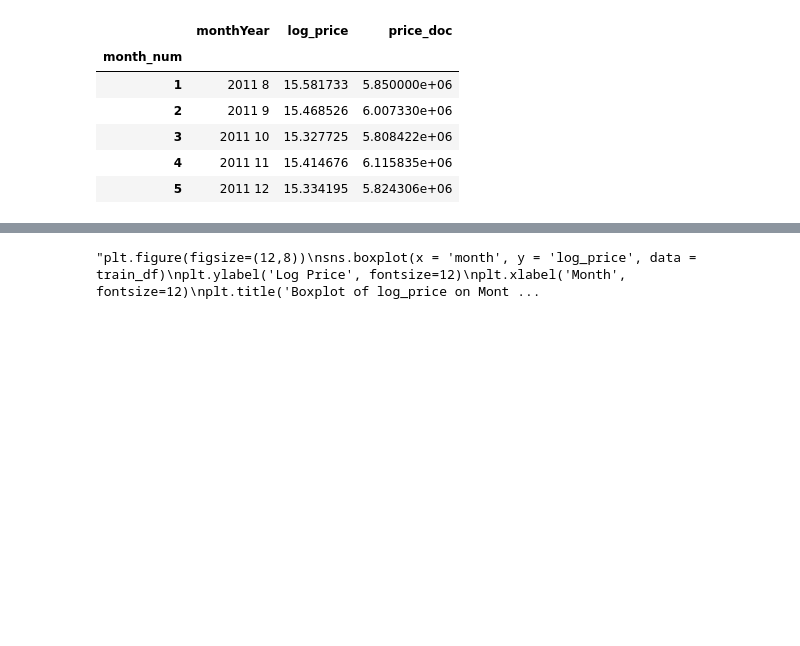
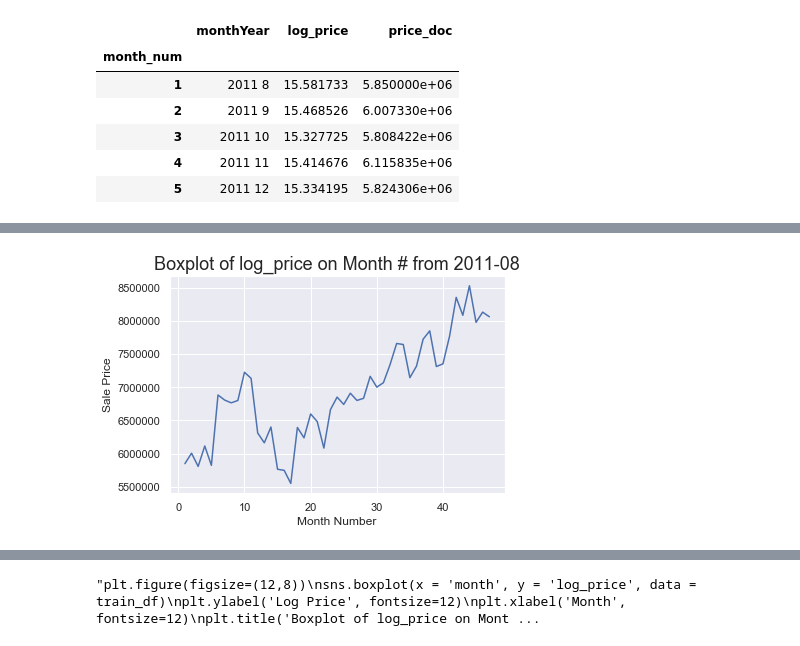
Before and after one commit to quedogf94/Spring2019_Project1, a Jupyter notebook: Goal_1.ipynb, the cells around one changed output, grey strips where cells are left out. Drawn from its saved outputs; the diff is of its cells as text; code cells hidden in the pictures; blank space fills up the shorter version.

```diff
--- a/Goal_1.ipynb
+++ b/Goal_1.ipynb
@@ -207,3 +207,13 @@ train_df.to_excel(writer, sheet_name='Sheet1')
 writer.save()
 # %%
 #train_df.month_num.head(10)
+# %%
+import seaborn as sns; sns.set()
+import matplotlib.pyplot as plt
+ax = sns.lineplot(x="month_num", y="price_doc", data=goal_df)
+plt.ylabel('Sale Price', fontsize=12)
+plt.xlabel('Month Number', fontsize=12)
+plt.title('Boxplot of log_price on Month # from 2011-08', fontsize = 18)
+plt.show()
+# %% [output]
+[figure, added]
```
Also changed, not shown: parts of 7 cells of this notebook, 1 other file.
